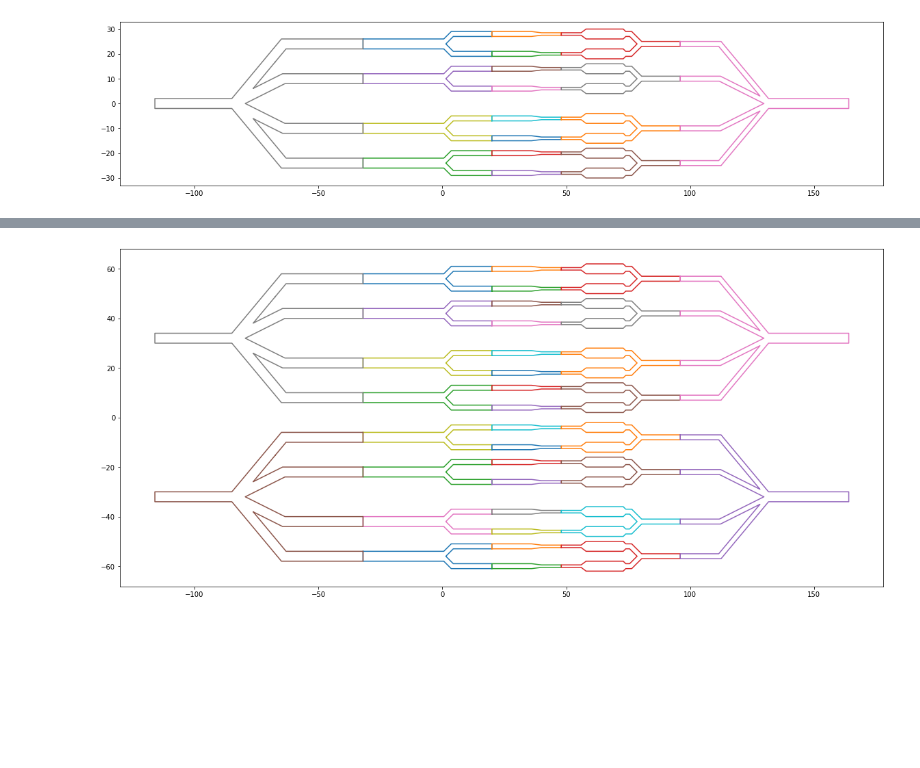
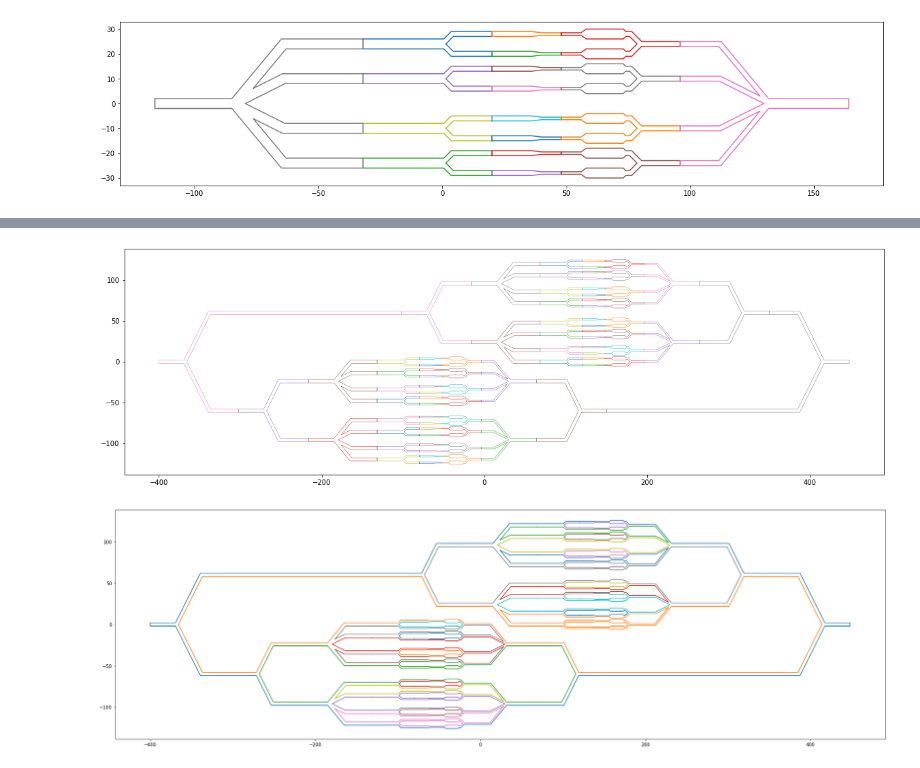
Before and after one commit to WangHaiYang874/stokes2d, a Jupyter notebook: exp3/demo.ipynb, the cells around one changed output, grey strips where cells are left out. Cells and saved outputs as stored; diff of their text form; code cells hidden in the pictures; blank space fills up the shorter version.

```diff
--- a/exp3/demo.ipynb
+++ b/exp3/demo.ipynb
@@ -92,10 +101,7 @@ pipe14 = transformed(NLets(arr([pt(-16,0),pt(2,1)]),arr([1,1]),corner_size=0.5),
 pipe15 = transformed(
     NLets(
         arr([pt(-18,-9),pt(-15,-18),pt(32,0),pt(-15,18),pt(-18,9)]),
-        arr([1,1,2,1,1]),
-        corner_size=1),
-    pt(132,0)
-)
+        arr([1,1,2,1,1]),corner_size=1),pt(132,0))
 pipe1 = merging2pipe([pipe11,pipe12,pipe13,pipe14,pipe15])
 
 pipe21 = transformed(NLets(arr([pt(-5,-6),pt(32,0)]),arr([2,2]),corner_size=0.5),pt(-64,24))
@@ -105,10 +111,7 @@ pipe24 = transformed(NLets(arr([pt(32,0),pt(-5,6)]),arr([2,2]),corner_size=0.5),
 pipe25 = transformed(
     NLets(
         arr([pt(-32,0),pt(15,-18),pt(12,-6),pt(12,6),pt(15,18)]),
-        arr([2,2,2,2,2]),
-        ),
-    pt(-84,0)
-    )
+        arr([2,2,2,2,2]),),pt(-84,0))
 pipe2 = merging2pipe([pipe21,pipe22,pipe23,pipe24,pipe25])
 for pipe in pipes:
     ax.plot(*plyg_bdr(pipe))
@@ -128,9 +153,35 @@ for pipe in pipes2:
+# %%
+fig, ax = plt.subplots(figsize=(20,20))
+ax.set_aspect('equal')
+
+pipes5 = transformeds(pipes4,pt(100,60)) + transformeds(pipes4,pt(-100,-60))
+
+pipe11 = transformed(NLets(arr([pt(36,0),pt(-10,20)]),arr([2,2]),corner_size=0.5),pt(-338,-60))
+pipe12 = transformed(NLets(arr([pt(-10,-20),pt(236,0)]),arr([2,2]),corner_size=0.5),pt(-338,60))
+pipe13 = transformed(NLets(arr([pt(-32,0),pt(20,-40),pt(20,40)]),arr([2,2,2])),pt(-368,0))
+pipe1 = merging2pipe([pipe11,pipe12,pipe13])
+
+
+pipe21 = transformed(NLets(arr([pt(-36,0),pt(10,-20)]),arr([2,2]),corner_size=0.5),pt(386,60))
+pipe22 = transformed(NLets(arr([pt(-236,0),pt(10,20)]),arr([2,2]),corner_size=0.5),pt(386,-60))
+pipe23 = transformed(NLets(arr([pt(-20,-40),pt(32,0),pt(-20,40)]),arr([2,2,2])),pt(416,0))
+
+pipe2 = merging2pipe([pipe21,pipe22,pipe23])
+
+pipes6 = pipes5 + [pipe1,pipe2]
+
+for pipe in pipes6:
+    ax.plot(*plyg_bdr(pipe),linewidth=0.5)
+# %% [output]
+[figure, added]
+# %%
+# check that the pipes are merged correctly
+global_pipe = merging2pipe(pipes6)
 # %%
-fig, ax = plt.subplots(figsize=(20,20))
+fig, ax = plt.subplots(figsize=(30,20))
 ax.set_aspect('equal')
-pipes3 = transformeds(pipes2,pt(0,32)) + transformeds(pipes2,pt(0,-32))
 
-for pipe in pipes3:
-    ax.plot(*plyg_bdr(pipe))
+for boundary in global_pipe.boundaries:
+    ax.plot(*(plyg_bdr2(boundary)))
 # %% [output]
-[figure, old version]
+[figure, new version]
```
Also changed, not shown: parts of 3 cells of this notebook, 4 other files.
